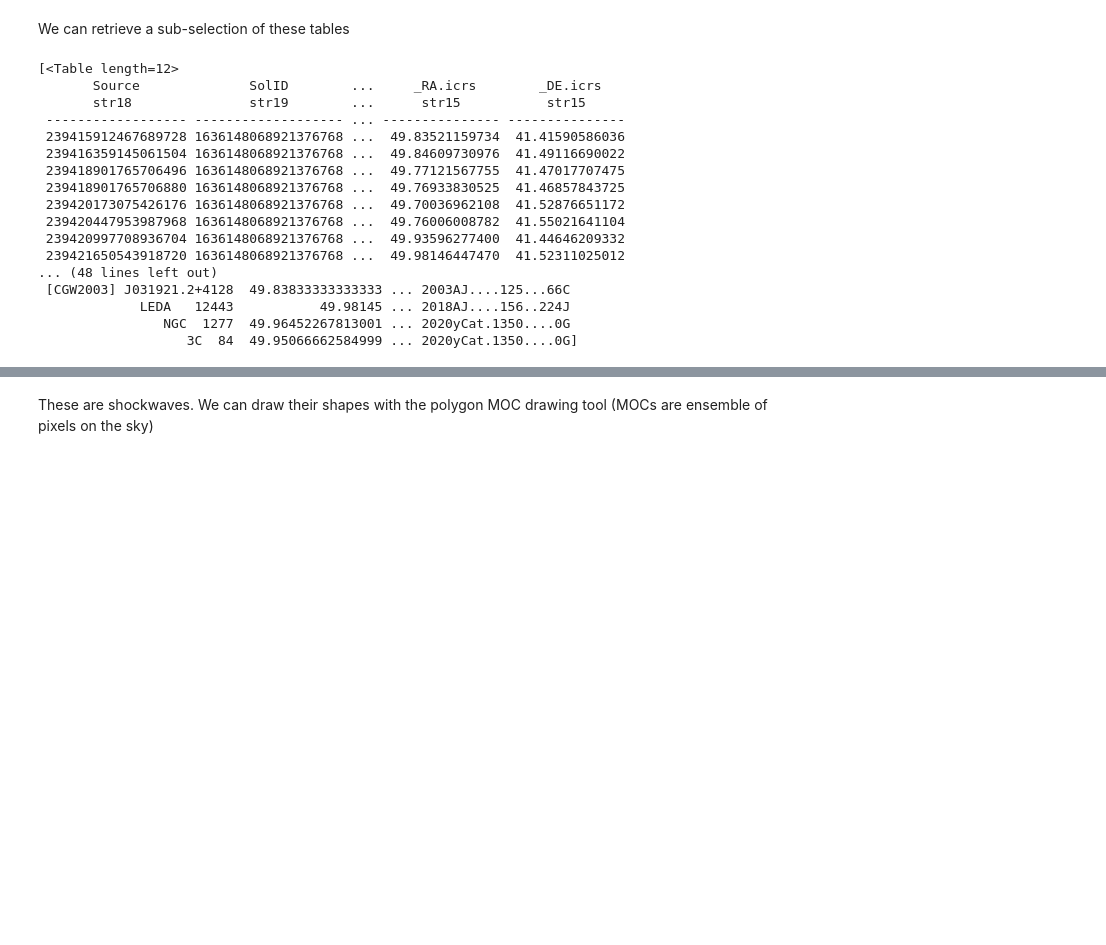
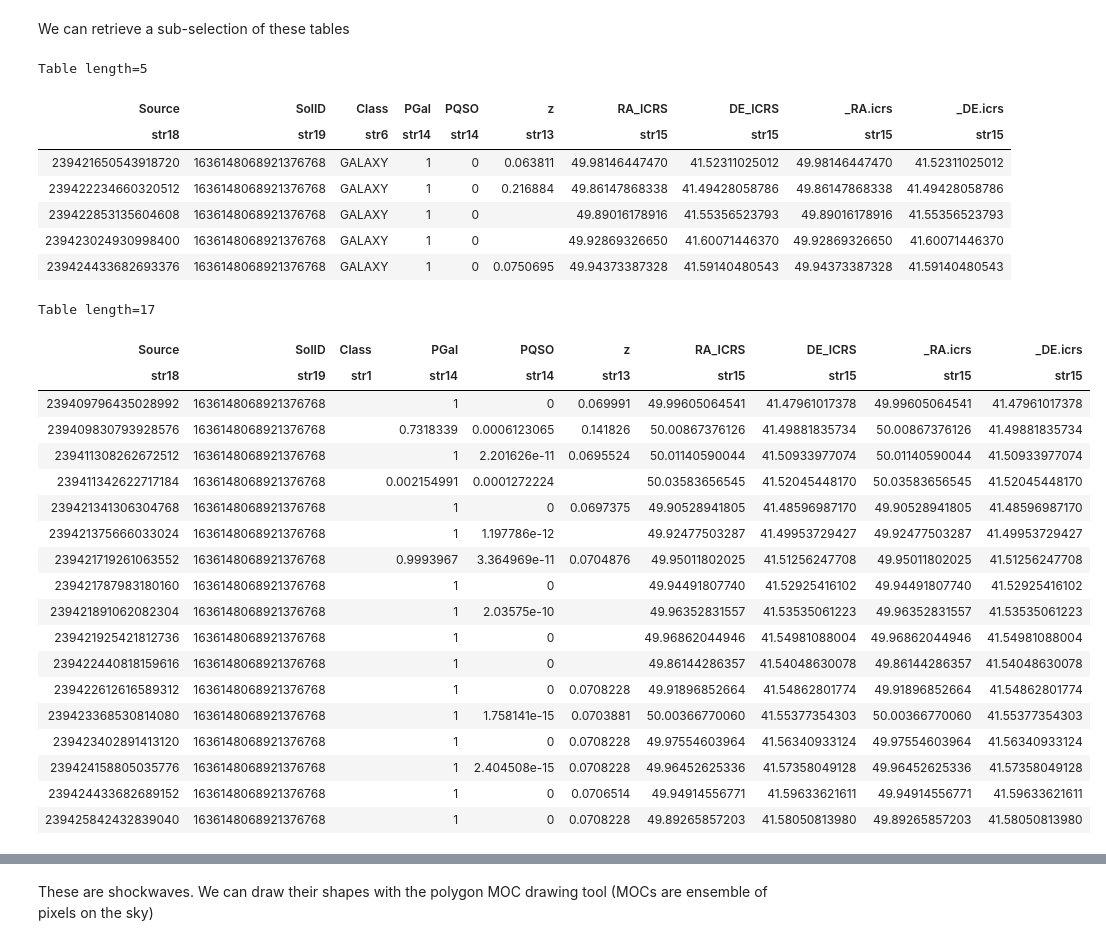
Before and after one commit to ManonMarchand/pydata2024, a Jupyter notebook: slides.ipynb, the cells around one changed output, grey strips where cells are left out. Cells and saved outputs as stored; diff of their text form; code cells hidden in the pictures; blank space fills up the shorter version.

```diff
--- a/slides.ipynb
+++ b/slides.ipynb
@@ -114,0 +115,3 @@ Change target from Python
+# %%
+aladin = Aladin()
+aladin
@@ -236,25 +243,40 @@ aladin.add_table(extra_galactic[extra_galactic["Class"] != "GALAXY"],
 # %% [markdown]
 We can retrieve a sub-selection of these tables
 # %%
-aladin.selected_objects
+aladin.selected_objects[1]
 # %% [output]
-[<Table length=12>
-       Source              SolID        ...     _RA.icrs        _DE.icrs
-       str18               str19        ...      str15           str15
- ------------------ ------------------- ... --------------- ---------------
- 239415912467689728 1636148068921376768 ...  49.83521159734  41.41590586036
- 239416359145061504 1636148068921376768 ...  49.84609730976  41.49116690022
- 239418901765706496 1636148068921376768 ...  49.77121567755  41.47017707475
- 239418901765706880 1636148068921376768 ...  49.76933830525  41.46857843725
- 239420173075426176 1636148068921376768 ...  49.70036962108  41.52876651172
- 239420447953987968 1636148068921376768 ...  49.76006008782  41.55021641104
- 239420997708936704 1636148068921376768 ...  49.93596277400  41.44646209332
- 239421650543918720 1636148068921376768 ...  49.98146447470  41.52311025012
-... (48 lines left out)
- [CGW2003] J031921.2+4128  49.83833333333333 ... 2003AJ....125...66C
-             LEDA   12443           49.98145 ... 2018AJ....156..224J
-                NGC  1277  49.96452267813001 ... 2020yCat.1350....0G
-                   3C  84  49.95066662584999 ... 2020yCat.1350....0G]
+Table length=5
+| Source | SolID | Class | PGal | PQSO | z | RA_ICRS | DE_ICRS | _RA.icrs | _DE.icrs |
+| str18 | str19 | str6 | str14 | str14 | str13 | str15 | str15 | str15 | str15 |
+| 239421650543918720 | 1636148068921376768 | GALAXY | 1 | 0 | 0.063811 | 49.98146447470 | 41.52311025012 | 49.98146447470 | 41.52311025012 |
+| 239422234660320512 | 1636148068921376768 | GALAXY | 1 | 0 | 0.216884 | 49.86147868338 | 41.49428058786 | 49.86147868338 | 41.49428058786 |
+| 239422853135604608 | 1636148068921376768 | GALAXY | 1 | 0 |  | 49.89016178916 | 41.55356523793 | 49.89016178916 | 41.55356523793 |
+| 239423024930998400 | 1636148068921376768 | GALAXY | 1 | 0 |  | 49.92869326650 | 41.60071446370 | 49.92869326650 | 41.60071446370 |
+| 239424433682693376 | 1636148068921376768 | GALAXY | 1 | 0 | 0.0750695 | 49.94373387328 | 41.59140480543 | 49.94373387328 | 41.59140480543 |
+# %%
+candidates = aladin.selected_objects[2]
+candidates
+# %% [output]
+Table length=17
+| Source | SolID | Class | PGal | PQSO | z | RA_ICRS | DE_ICRS | _RA.icrs | _DE.icrs |
+| str18 | str19 | str1 | str14 | str14 | str13 | str15 | str15 | str15 | str15 |
+| 239409796435028992 | 1636148068921376768 |  | 1 | 0 | 0.069991 | 49.99605064541 | 41.47961017378 | 49.99605064541 | 41.47961017378 |
+| 239409830793928576 | 1636148068921376768 |  | 0.7318339 | 0.0006123065 | 0.141826 | 50.00867376126 | 41.49881835734 | 50.00867376126 | 41.49881835734 |
+| 239411308262672512 | 1636148068921376768 |  | 1 | 2.201626e-11 | 0.0695524 | 50.01140590044 | 41.50933977074 | 50.01140590044 | 41.50933977074 |
+| 239411342622717184 | 1636148068921376768 |  | 0.002154991 | 0.0001272224 |  | 50.03583656545 | 41.52045448170 | 50.03583656545 | 41.52045448170 |
+| 239421341306304768 | 1636148068921376768 |  | 1 | 0 | 0.0697375 | 49.90528941805 | 41.48596987170 | 49.90528941805 | 41.48596987170 |
+| 239421375666033024 | 1636148068921376768 |  | 1 | 1.197786e-12 |  | 49.92477503287 | 41.49953729427 | 49.92477503287 | 41.49953729427 |
+| 239421719261063552 | 1636148068921376768 |  | 0.9993967 | 3.364969e-11 | 0.0704876 | 49.95011802025 | 41.51256247708 | 49.95011802025 | 41.51256247708 |
+| 239421787983180160 | 1636148068921376768 |  | 1 | 0 |  | 49.94491807740 | 41.52925416102 | 49.94491807740 | 41.52925416102 |
+| 239421891062082304 | 1636148068921376768 |  | 1 | 2.03575e-10 |  | 49.96352831557 | 41.53535061223 | 49.96352831557 | 41.53535061223 |
+| 239421925421812736 | 1636148068921376768 |  | 1 | 0 |  | 49.96862044946 | 41.54981088004 | 49.96862044946 | 41.54981088004 |
+| 239422440818159616 | 1636148068921376768 |  | 1 | 0 |  | 49.86144286357 | 41.54048630078 | 49.86144286357 | 41.54048630078 |
+| 239422612616589312 | 1636148068921376768 |  | 1 | 0 | 0.0708228 | 49.91896852664 | 41.54862801774 | 49.91896852664 | 41.54862801774 |
+| 239423368530814080 | 1636148068921376768 |  | 1 | 1.758141e-15 | 0.0703881 | 50.00366770060 | 41.55377354303 | 50.00366770060 | 41.55377354303 |
+| 239423402891413120 | 1636148068921376768 |  | 1 | 0 | 0.0708228 | 49.97554603964 | 41.56340933124 | 49.97554603964 | 41.56340933124 |
+| 239424158805035776 | 1636148068921376768 |  | 1 | 2.404508e-15 | 0.0708228 | 49.96452625336 | 41.57358049128 | 49.96452625336 | 41.57358049128 |
+| 239424433682689152 | 1636148068921376768 |  | 1 | 0 | 0.0706514 | 49.94914556771 | 41.59633621611 | 49.94914556771 | 41.59633621611 |
+| 239425842432839040 | 1636148068921376768 |  | 1 | 0 | 0.0708228 | 49.89265857203 | 41.58050813980 | 49.89265857203 | 41.58050813980 |
 # %% [markdown]
 <img src="assets/chandra.png" width="80%">
 
```
Also changed, not shown: parts of 18 cells of this notebook.
